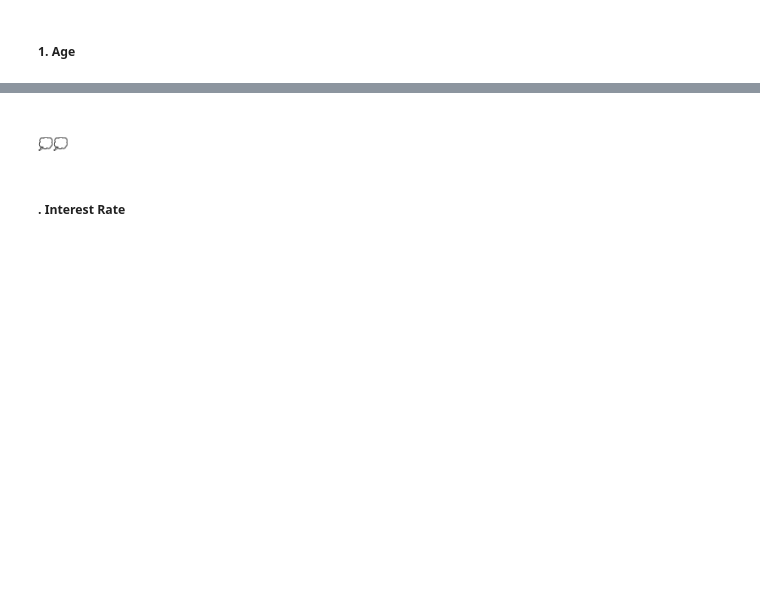
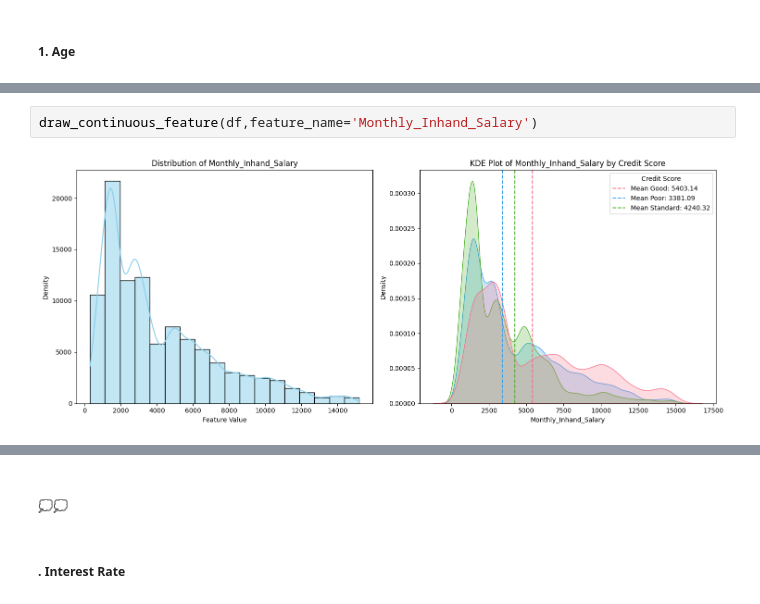
Before and after one commit to BasmaElhoseny01/Credit-Score-Classification-and-Analysis, a Jupyter notebook: src/preprocessing_visualizations.ipynb, the cells around one changed output, grey strips where cells are left out. Drawn from its saved outputs; the diff is of its cells as text; blank space fills up the shorter version.

```diff
--- a/src/preprocessing_visualizations.ipynb
+++ b/src/preprocessing_visualizations.ipynb
@@ -230,0 +190,4 @@ dict_keys(['Age'])
+# %%
+draw_continuous_feature(df,feature_name='Monthly_Inhand_Salary')
+# %% [output]
+[figure, added]
```
Also changed, not shown: parts of 24 cells of this notebook.
